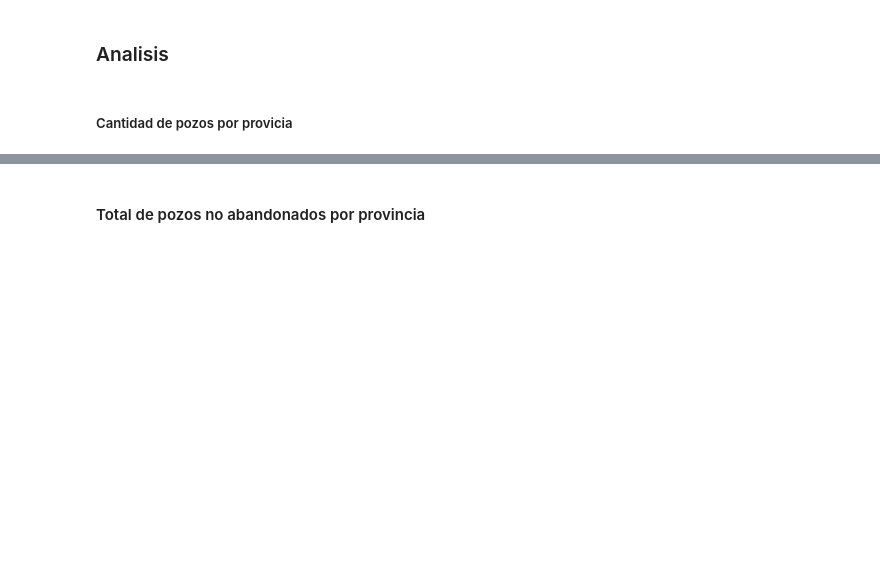
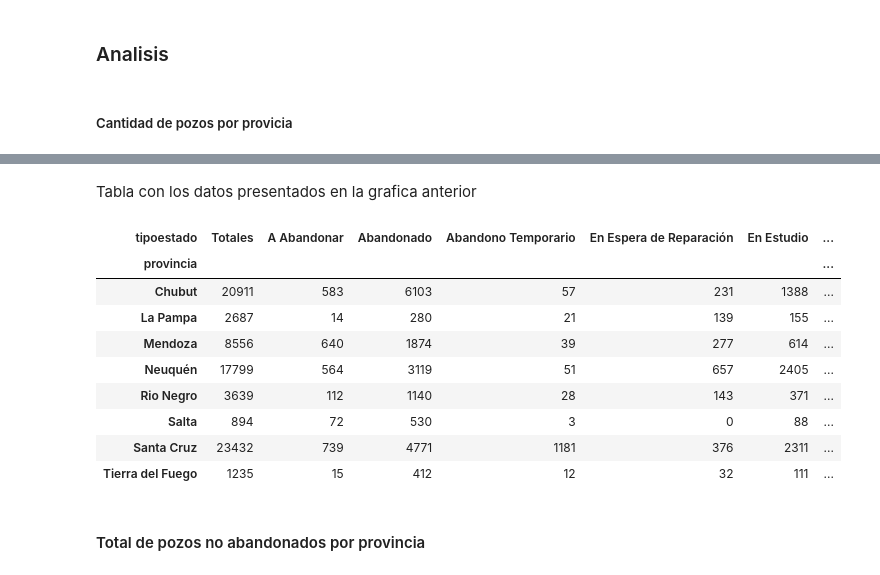
Before and after one commit to DevBauti/petro, a Jupyter notebook: ad.ipynb, the cells around one changed output, grey strips where cells are left out. Cells and saved outputs as stored; diff of their text form; code cells hidden in the pictures; blank space fills up the shorter version.

```diff
--- a/ad.ipynb
+++ b/ad.ipynb
@@ -50,6 +51,8 @@ d2024.shape
 # Limpieza de df
 useful_columns = d2024[['anio','mes','idpozo','prod_pet','prod_gas','prod_agua','iny_agua','iny_gas','iny_co2','iny_otro','tipoextraccion','tipoestado','tipopozo','empresa','profundidad','cuenca','provincia','fecha_data']]
 my_dataframe = useful_columns.dropna()
+# Elimino estos datos por comodidad al graficar, ya que solo representan el 0.8% del total
+my_dataframe = my_dataframe[(my_dataframe['provincia']!='Estado Nacional') & (my_dataframe['provincia']!='Jujuy') & (my_dataframe['provincia']!='Formosa')]
 # Sub df para Mes, tipoEstado
 unique_mes = my_dataframe['mes'].unique()
 sub_mes = {}
@@ -146,2 +78,42 @@ y=mes3['provincia'].value_counts()
+# %%
+# df para la gracica
+data = mes3[['provincia','tipoestado']]
+pozos_por_provincia = data.pivot_table(index='provincia', columns='tipoestado', aggfunc='size', fill_value=0)
+# instancia figura
+fig = go.Figure()
+# Añado un barra para cada tipo
+for tipoestado in pozos_por_provincia.columns:
+    fig.add_trace(go.Bar(
+        x=pozos_por_provincia.index, #provincias
+        y=pozos_por_provincia[tipoestado],
+        name=tipoestado
+        ))
+# Diseño del grafico
+fig.update_layout(
+    barmode='stack',
+    title='Total de pozos por provincia',
+    xaxis=dict(title='Provincia'),
+    yaxis=dict(title='Cantidad'),
+    legend=dict(title='Tipo Estado')
+)
+# Show
+fig.show()
+# %% [markdown]
+Tabla con los datos presentados en la grafica anterior
+# %%
+sumatoria = pozos_por_provincia.sum(axis=1)
+pozos_por_provincia.insert(0,'Totales', sumatoria)
+pozos_por_provincia
+# %% [output]
+| tipoestado | Totales | A Abandonar | Abandonado | Abandono Temporario | En Espera de Reparación | En Estudio | ... |
+| provincia |  |  |  |  |  |  | ... |
+| Chubut | 20911 | 583 | 6103 | 57 | 231 | 1388 | ... |
+| La Pampa | 2687 | 14 | 280 | 21 | 139 | 155 | ... |
+| Mendoza | 8556 | 640 | 1874 | 39 | 277 | 614 | ... |
+| Neuquén | 17799 | 564 | 3119 | 51 | 657 | 2405 | ... |
+| Rio Negro | 3639 | 112 | 1140 | 28 | 143 | 371 | ... |
+| Salta | 894 | 72 | 530 | 3 | 0 | 88 | ... |
+| Santa Cruz | 23432 | 739 | 4771 | 1181 | 376 | 2311 | ... |
+| Tierra del Fuego | 1235 | 15 | 412 | 12 | 32 | 111 | ... |
 # %% [markdown]
 #### Total de pozos no abandonados por provincia
```
Also changed, not shown: parts of 21 cells of this notebook.
